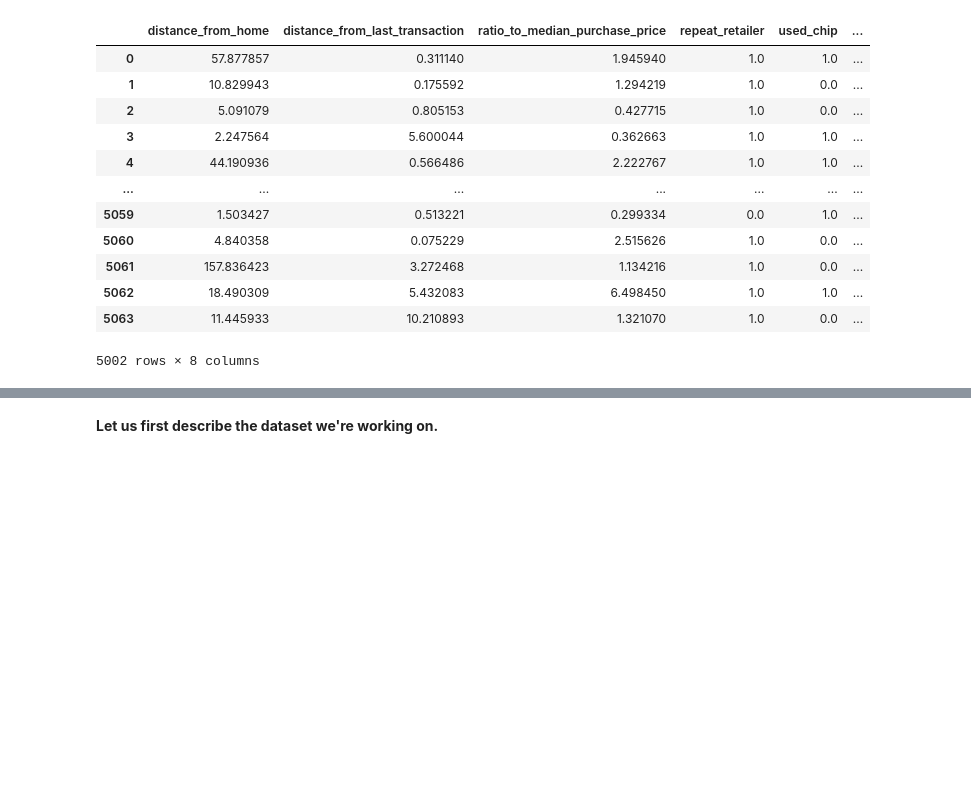
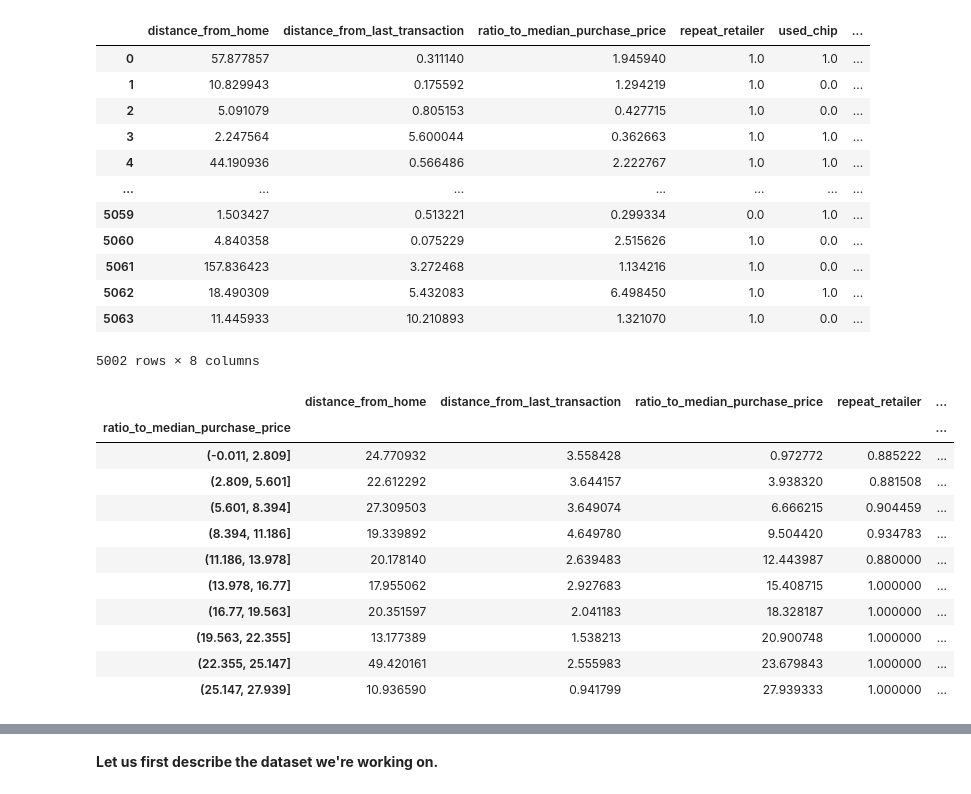
Before and after one commit to KarimKhalil33/CreditCard-Fraud-Data-Analysis, a Jupyter notebook: analysis/analysis3.ipynb, the cells around one changed output, grey strips where cells are left out. Drawn from its saved outputs; the diff is of its cells as text; code cells hidden in the pictures; blank space fills up the shorter version.

```diff
--- a/analysis/analysis3.ipynb
+++ b/analysis/analysis3.ipynb
@@ -51,3 +51,20 @@ df
 | 5062 | 18.490309 | 5.432083 | 6.498450 | 1.0 | 1.0 | ... |
 | 5063 | 11.445933 | 10.210893 | 1.321070 | 1.0 | 0.0 | ... |
 5002 rows × 8 columns
+# %%
+bins = pd.cut(df["ratio_to_median_purchase_price"], bins=10)
+df_byrange = df.groupby(bins).mean()
+df_byrange
+# %% [output]
+|  | distance_from_home | distance_from_last_transaction | ratio_to_median_purchase_price | repeat_retailer | ... |
+| ratio_to_median_purchase_price |  |  |  |  | ... |
+| (-0.011, 2.809] | 24.770932 | 3.558428 | 0.972772 | 0.885222 | ... |
+| (2.809, 5.601] | 22.612292 | 3.644157 | 3.938320 | 0.881508 | ... |
+| (5.601, 8.394] | 27.309503 | 3.649074 | 6.666215 | 0.904459 | ... |
+| (8.394, 11.186] | 19.339892 | 4.649780 | 9.504420 | 0.934783 | ... |
+| (11.186, 13.978] | 20.178140 | 2.639483 | 12.443987 | 0.880000 | ... |
+| (13.978, 16.77] | 17.955062 | 2.927683 | 15.408715 | 1.000000 | ... |
+| (16.77, 19.563] | 20.351597 | 2.041183 | 18.328187 | 1.000000 | ... |
+| (19.563, 22.355] | 13.177389 | 1.538213 | 20.900748 | 1.000000 | ... |
+| (22.355, 25.147] | 49.420161 | 2.555983 | 23.679843 | 1.000000 | ... |
+| (25.147, 27.939] | 10.936590 | 0.941799 | 27.939333 | 1.000000 | ... |
```
Also changed, not shown: parts of 2 cells of this notebook, 3 other files.
